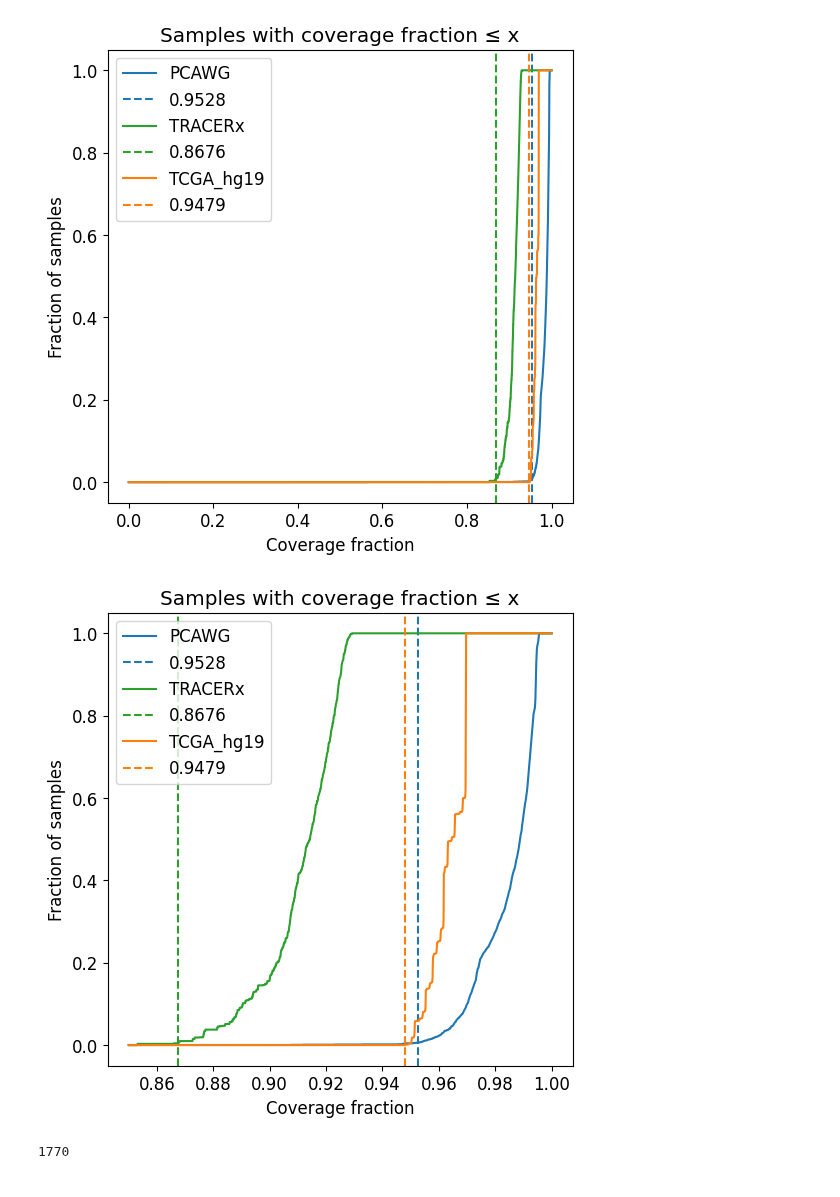
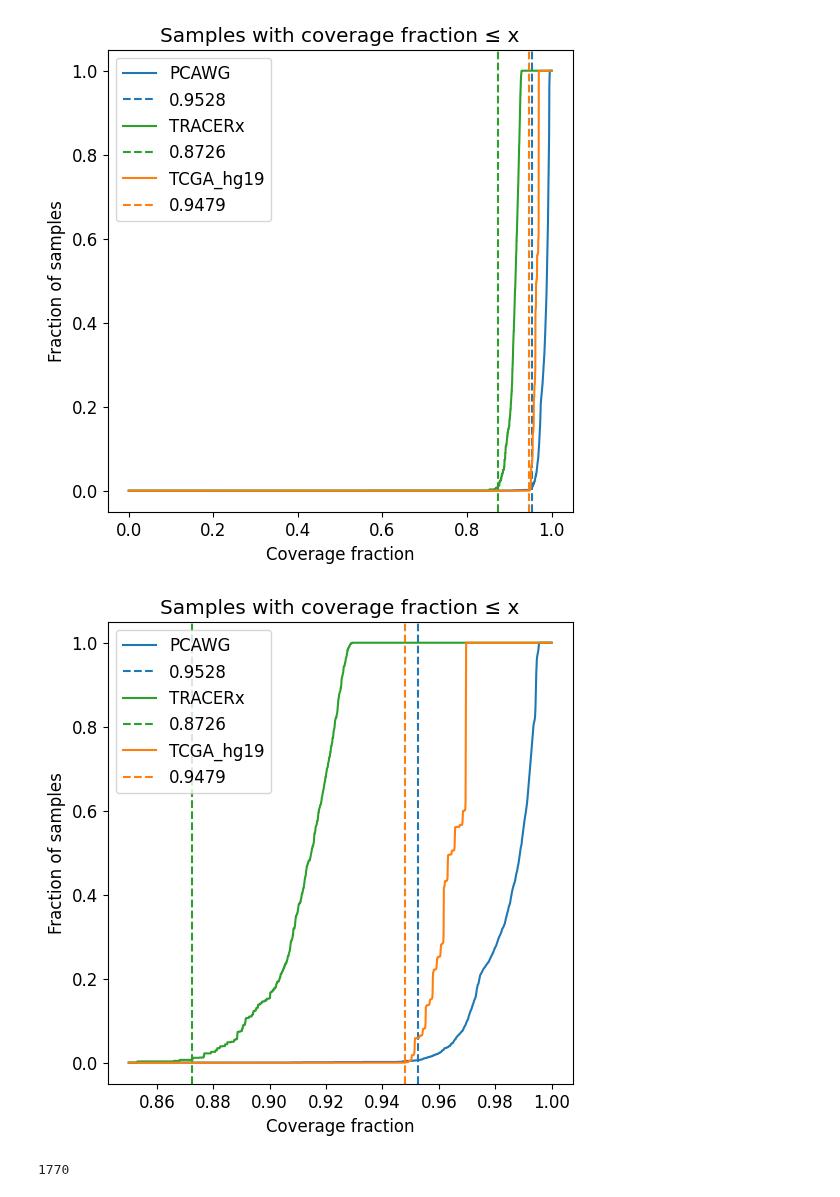
Before and after one commit to ICCB-Cologne/CNSistent, a Jupyter notebook: notebooks/analyze/analyze_cutoffs.ipynb, the cells around one changed output. Saved outputs shown, nothing was run; the diff lists cells and outputs as text; code cells hidden in the pictures.

```diff
--- a/notebooks/analyze/analyze_cutoffs.ipynb
+++ b/notebooks/analyze/analyze_cutoffs.ipynb
@@ -26,7 +28,7 @@ for k, v in data.items():
 # %%
 for k in datasets:
     plt.plot(ane_X[k], ane_Y[k], label=k, color=colors[k])
-    knee_index, knee_value = find_knee(ane_X[k], ane_Y[k], convex=True)
+    knee_index, knee_value = find_knee(ane_X[k], ane_Y[k], knee=True)
     sample_c = ane_Y[k][knee_index] * len(data[k])
     print(k, sample_c, knee_index, knee_value)
     x_pos = ane_X[k][knee_index]
@@ -46,7 +48,7 @@ TCGA_hg19 848.0 3 45.25097136671329
 for k in datasets:
     lim = 50
     plt.plot(ane_X[k][:50], ane_Y[k][:50], label=k, color=colors[k])
-    knee_index, knee_value = find_knee(ane_X[k], ane_Y[k], convex=True)
+    knee_index, knee_value = find_knee(ane_X[k], ane_Y[k], knee=True)
     sample_c = ane_Y[k][knee_index] * len(data[k])
     print(k, sample_c, knee_index, knee_value)
     x_pos = ane_X[k][knee_index]
@@ -72,7 +74,7 @@ for k, v in data.items():
 # %%
 for k in datasets:
     plt.plot(cov_X[k], cov_Y[k], label=k, color=colors[k])
-    knee_index, knee_value = find_knee(cov_X[k],  cov_Y[k], convex=False)
+    knee_index, knee_value = find_knee(cov_X[k],  cov_Y[k], knee=False)
     x_pos = cov_X[k][knee_index]
     plt.axvline(x_pos, color=colors[k], linestyle="--", label=f"{x_pos:.4f}")
 
@@ -82,22 +84,22 @@ plt.legend()
 plt.title(f"Samples with coverage fraction ≤ x")
 plt.savefig(f"{img_path}/fig_samples_coverage_fraction{file_type}", bbox_inches="tight")
 # %% [output]
-[figure, old version]
+[figure, new version]
 # %%
 for k in datasets:
     lim = 8500
     plt.plot(cov_X[k][lim:], cov_Y[k][lim:], label=k, color=colors[k])
-    knee_index, knee_value = find_knee(cov_X[k],  cov_Y[k], convex=False)
+    knee_index, knee_value = find_knee(cov_X[k],  cov_Y[k], knee=False)
     x_pos = cov_X[k][knee_index]
     plt.axvline(x_pos, color=colors[k], linestyle="--", label=f"{x_pos:.4f}")
 
 plt.xlabel("Coverage fraction")
 plt.ylabel("Fraction of samples")
 plt.legend()
 plt.title(f"Samples with coverage fraction ≤ x")
 plt.savefig(f"{img_path}/fig_samples_coverage_fraction{file_type}", bbox_inches="tight")
 # %% [output]
-[figure, old version]
+[figure, new version]
 # %%
 break_Y = {}
 break_X = {}
```
Also changed, not shown: parts of 6 cells of this notebook, 8 other files.
